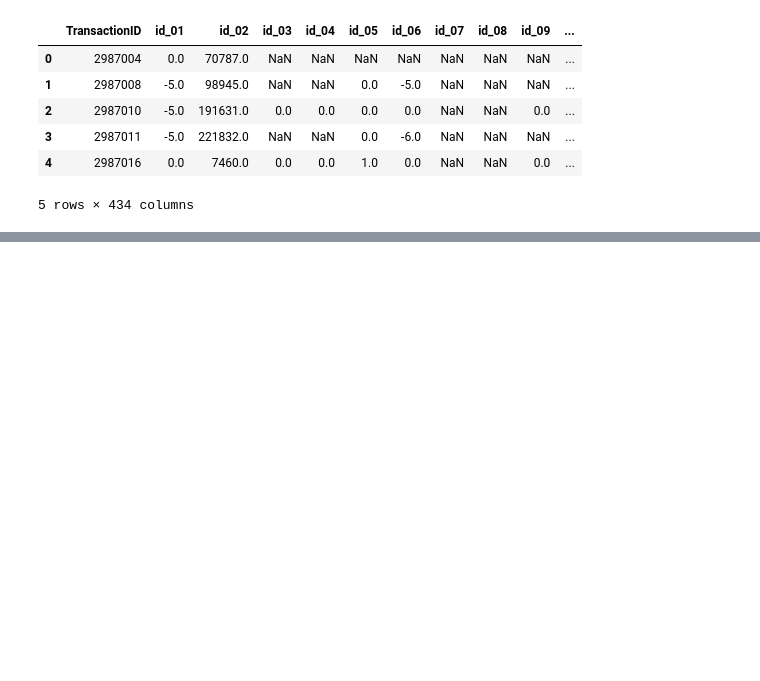
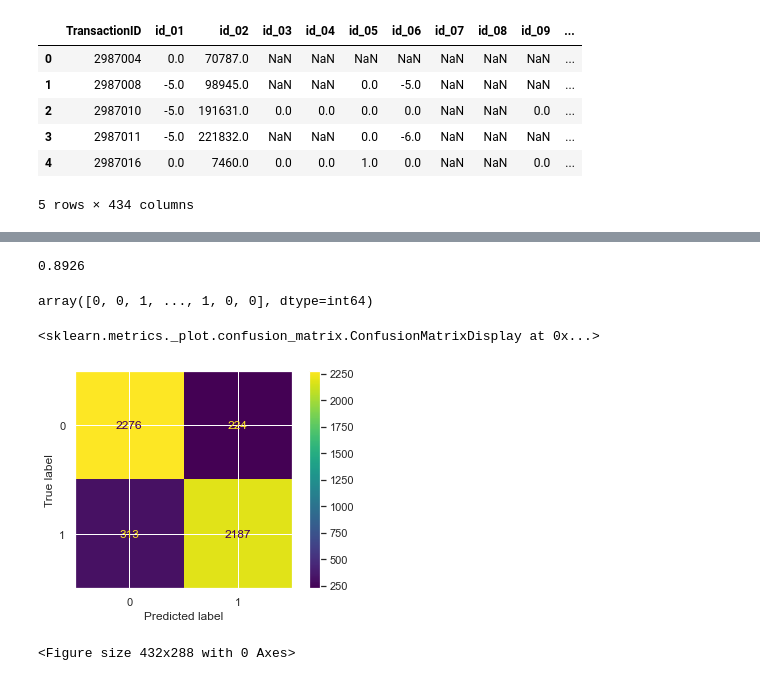
Before and after one commit to x6zeng/dsc198, a Jupyter notebook: Fraud Detection Project-Feature_Engineering.ipynb, the cells around one changed output, grey strips where cells are left out. Saved outputs shown, nothing was run; the diff lists cells and outputs as text; code cells hidden in the pictures; blank space fills up the shorter version.

```diff
--- a/Fraud Detection Project-Feature_Engineering.ipynb
+++ b/Fraud Detection Project-Feature_Engineering.ipynb
@@ -366,0 +362,2 @@ print(pca.explained_variance_ratio_)
+# %%
+combined_data_10000 = pd.concat([combined_data_0_10000, combined_data_1_10000])
@@ -366,0 +380,3 @@ print(pca.explained_variance_ratio_)
+# %%
+X = combined_data_10000.drop(columns=['isFraud'])
+y = combined_data_10000['isFraud']
@@ -366,0 +398,4 @@ print(pca.explained_variance_ratio_)
+# %%
+X_train, X_test, y_train, y_test = train_test_split(
+    X, y, stratify=y, random_state=590540
+)
@@ -366,0 +418,12 @@ print(pca.explained_variance_ratio_)
+# %%
+# Init classifier
+xgb_cl = xgb.XGBClassifier()
+
+# Fit
+xgb_cl.fit(X_train, y_train)
+
+# Predict
+preds = xgb_cl.predict(X_test)
+
+# Score
+accuracy_score(y_test, preds)
@@ -366,0 +433,13 @@ print(pca.explained_variance_ratio_)
+# %%
+accuracy_score(y_test, preds)
+# %% [output]
+0.8926
+# %%
+preds
+# %% [output]
+array([0, 0, 1, ..., 1, 0, 0], dtype=int64)
+# %%
+plot_confusion_matrix(xgb_cl, X_test, y_test)
+# %% [output]
+<sklearn.metrics._plot.confusion_matrix.ConfusionMatrixDisplay at 0x...>
+[figure, added]
@@ -366,0 +450,6 @@ print(pca.explained_variance_ratio_)
+# %%
+fpr, tpr, _ = metrics.roc_curve(y_test, preds)
+auc_score = metrics.auc(fpr, tpr)
+plt.clf()
+# %% [output]
+<Figure size 432x288 with 0 Axes>
```
Also changed, not shown: parts of 44 cells of this notebook, 1 other file.
